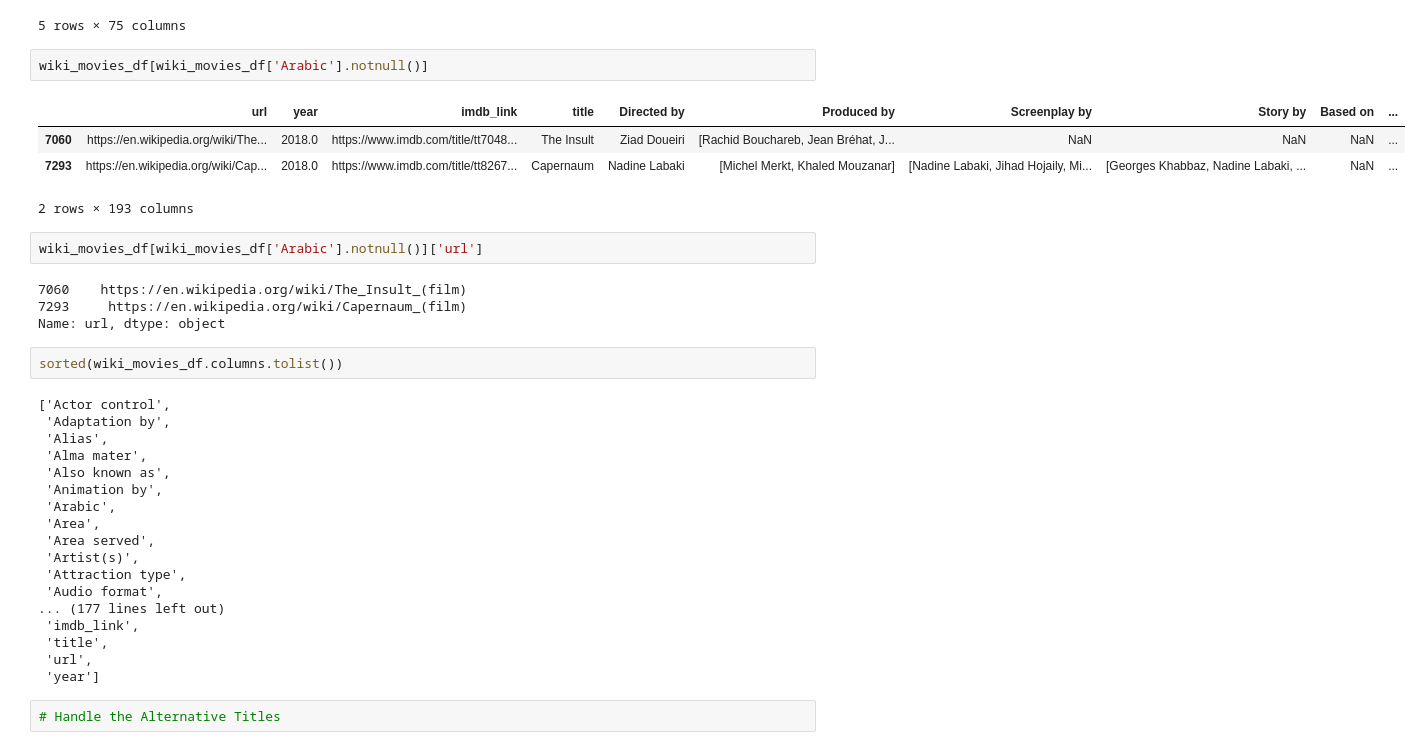
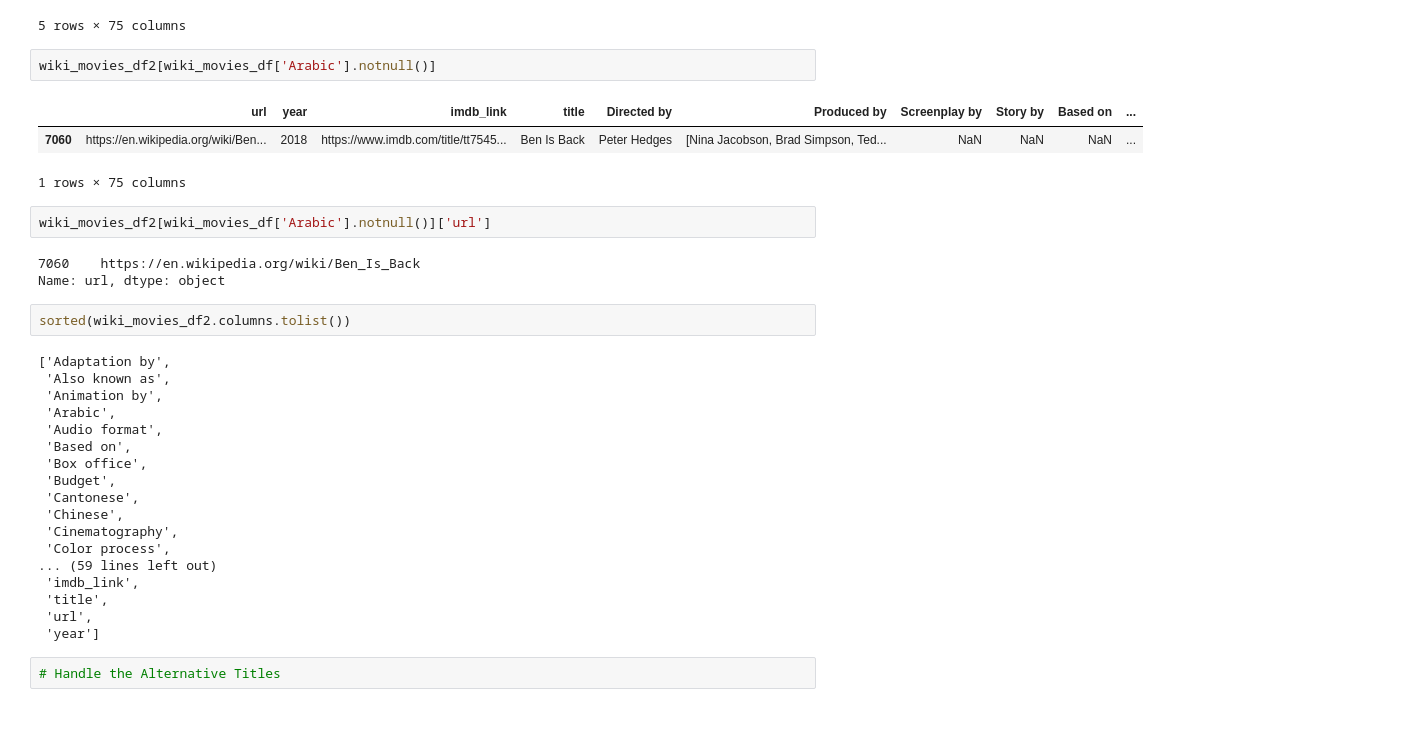
Before and after one commit to natmontero98/Movies-ETL, a Jupyter notebook: cleaning_data.ipynb, the cells around one changed output. Cells and saved outputs as stored; diff of their text form; blank space fills up the shorter version.

Commit message:
wikipedia and kaggle data cleaned

```diff
--- a/cleaning_data.ipynb
+++ b/cleaning_data.ipynb
@@ -198,34 +199,32 @@ wiki_movies_df2.head()
 | 4 | https://en.wikipedia.org/wiki/Alm... | 1990 | https://www.imdb.com/title/tt0099... | Almost an Angel | John Cornell | John Cornell | NaN | NaN | NaN | ... |
 5 rows × 75 columns
 # %%
-wiki_movies_df[wiki_movies_df['Arabic'].notnull()]
+wiki_movies_df2[wiki_movies_df['Arabic'].notnull()]
 # %% [output]
 |  | url | year | imdb_link | title | Directed by | Produced by | Screenplay by | Story by | Based on | ... |
-| 7060 | https://en.wikipedia.org/wiki/The... | 2018.0 | https://www.imdb.com/title/tt7048... | The Insult | Ziad Doueiri | [Rachid Bouchareb, Jean Bréhat, J... | NaN | NaN | NaN | ... |
-| 7293 | https://en.wikipedia.org/wiki/Cap... | 2018.0 | https://www.imdb.com/title/tt8267... | Capernaum | Nadine Labaki | [Michel Merkt, Khaled Mouzanar] | [Nadine Labaki, Jihad Hojaily, Mi... | [Georges Khabbaz, Nadine Labaki, ... | NaN | ... |
+| 7060 | https://en.wikipedia.org/wiki/Ben... | 2018 | https://www.imdb.com/title/tt7545... | Ben Is Back | Peter Hedges | [Nina Jacobson, Brad Simpson, Ted... | NaN | NaN | NaN | ... |
-2 rows × 193 columns
+1 rows × 75 columns
 # %%
-wiki_movies_df[wiki_movies_df['Arabic'].notnull()]['url']
+wiki_movies_df2[wiki_movies_df['Arabic'].notnull()]['url']
 # %% [output]
-7060    https://en.wikipedia.org/wiki/The_Insult_(film)
-7293     https://en.wikipedia.org/wiki/Capernaum_(film)
+7060    https://en.wikipedia.org/wiki/Ben_Is_Back
 Name: url, dtype: object
 # %%
-sorted(wiki_movies_df.columns.tolist())
+sorted(wiki_movies_df2.columns.tolist())
 # %% [output]
-['Actor control',
- 'Adaptation by',
- 'Alias',
- 'Alma mater',
+['Adaptation by',
  'Also known as',
  'Animation by',
  'Arabic',
- 'Area',
- 'Area served',
- 'Artist(s)',
- 'Attraction type',
  'Audio format',
-... (177 lines left out)
+ 'Based on',
+ 'Box office',
+ 'Budget',
+ 'Cantonese',
+ 'Chinese',
+ 'Cinematography',
+ 'Color process',
+... (59 lines left out)
  'imdb_link',
  'title',
  'url',
```
Also changed, not shown: parts of 61 cells of this notebook.
